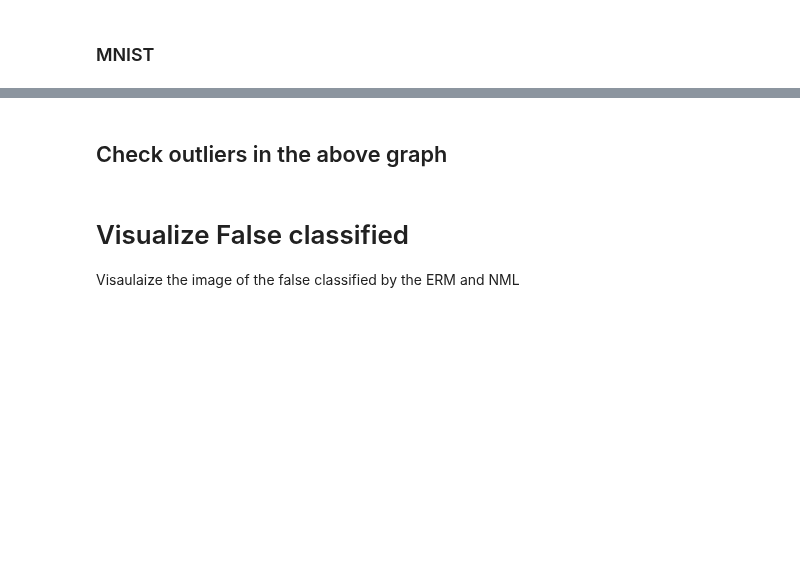
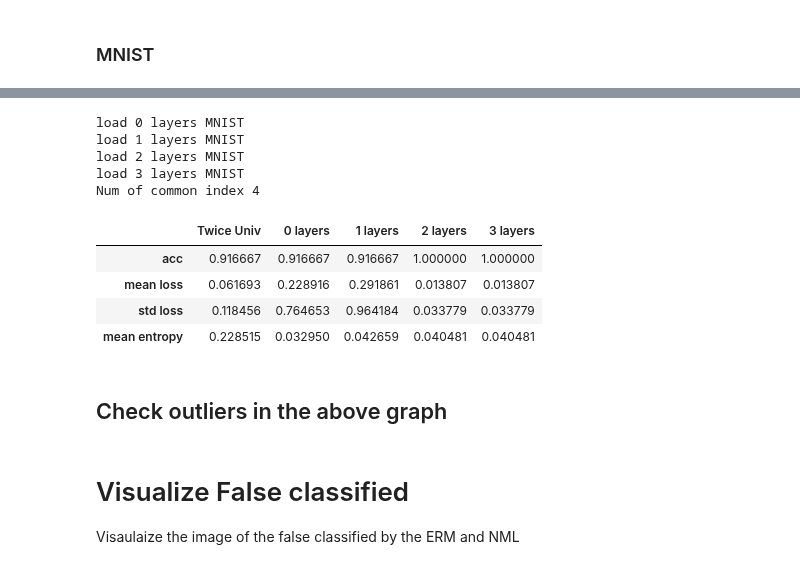
Before and after one commit to kobybibas/deep_pnml_experiments, a Jupyter notebook: src/analyze_results.ipynb, the cells around one changed output, grey strips where cells are left out. Saved outputs shown, nothing was run; the diff lists cells and outputs as text; code cells hidden in the pictures; blank space fills up the shorter version.

Commit message:
Added twice universality in analyze utilities

```diff
--- a/src/analyze_results.ipynb
+++ b/src/analyze_results.ipynb
@@ -713,3 +559,45 @@ Num of common idx: 11
+# %%
+print('load 0 layers MNIST')
+nml_0_df = result_dict_to_erm_df(load_dict_from_file_list(files_mnist_1_layers))
+print('load 1 layers MNIST')
+nml_1_df = result_dict_to_nml_df(load_dict_from_file_list(files_mnist_1_layers))
+print('load 2 layers MNIST')
+nml_2_df = result_dict_to_nml_df(load_dict_from_file_list(files_mnist_2_layers))
+print('load 3 layers MNIST')
+nml_3_df = result_dict_to_nml_df(load_dict_from_file_list(files_mnist_3_layers))
+
+# Create twice df dataframe
+twice_df, idx_common = create_twice_univ_df([nml_0_df, nml_1_df, nml_2_df, nml_3_df])
+twice_statistic_df = calc_statistic_from_df_single(twice_df).rename(columns={'statistics': 'Twice Univ'})
+
+# Print statistic of all
+twice_statistic_df = calc_statistic_from_df_single(twice_df).rename(columns={'statistics': 'Twice Univ'})
+nml_0_statistic_df = calc_statistic_from_df_single(nml_0_df.loc[idx_common]).rename(columns={'statistics':
+                                                                                             '0 layers'})
+nml_1_statistic_df = calc_statistic_from_df_single(nml_1_df.loc[idx_common]).rename(columns={'statistics':
+                                                                                             '1 layers'})
+nml_2_statistic_df = calc_statistic_from_df_single(nml_2_df.loc[idx_common]).rename(columns={'statistics':
+                                                                                             '2 layers'})
+nml_3_statistic_df = calc_statistic_from_df_single(nml_2_df.loc[idx_common]).rename(columns={'statistics':
+                                                                                             '3 layers'})
+#--
+print('Num of common index {}'.format(twice_statistic_df.shape[0]))
+pd.concat([twice_statistic_df,
+           nml_0_statistic_df,
+           nml_1_statistic_df,
+           nml_2_statistic_df,
+           nml_3_statistic_df],  axis=1, join='inner')
+# %% [output]
+load 0 layers MNIST
+load 1 layers MNIST
+load 2 layers MNIST
+load 3 layers MNIST
+Num of common index 4
+|  | Twice Univ | 0 layers | 1 layers | 2 layers | 3 layers |
+| acc | 0.916667 | 0.916667 | 0.916667 | 1.000000 | 1.000000 |
+| mean loss | 0.061693 | 0.228916 | 0.291861 | 0.013807 | 0.013807 |
+| std loss | 0.118456 | 0.764653 | 0.964184 | 0.033779 | 0.033779 |
+| mean entropy | 0.228515 | 0.032950 | 0.042659 | 0.040481 | 0.040481 |
 # %% [markdown]
 ## Check outliers in the above graph
 # %% [markdown]
```
Also changed, not shown: parts of 12 cells of this notebook, 2 other files.
